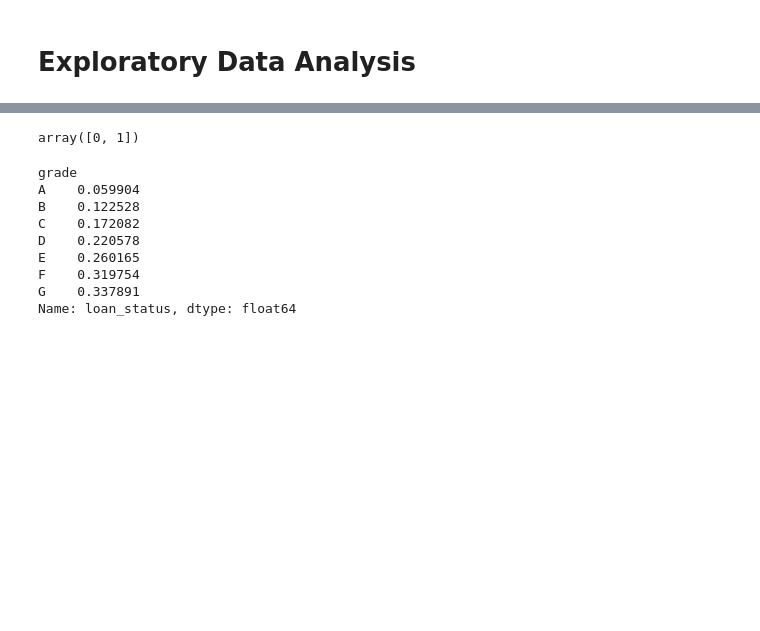
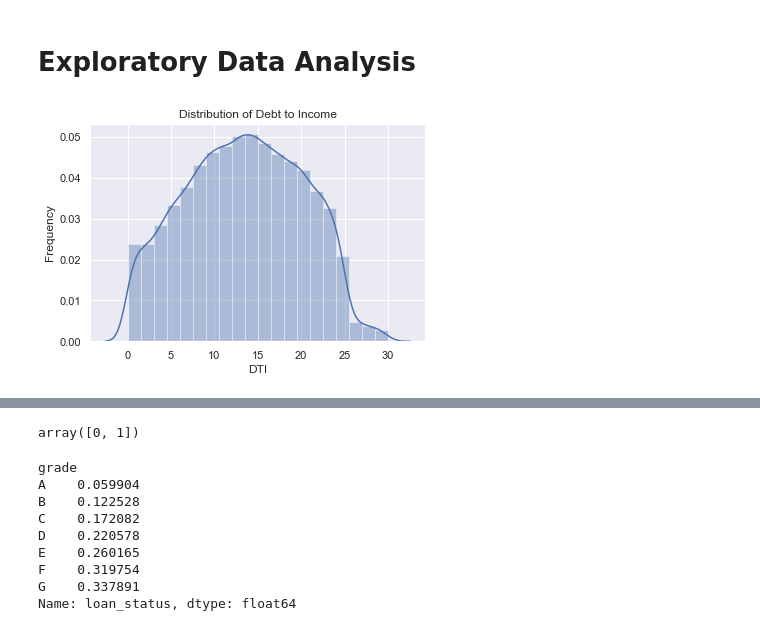
Before and after one commit to emilios1/Loan_classification_Project_1, a Jupyter notebook: Loan Classification Project 1 Notebook for EDA and Inferential Statistics.ipynb, the cells around one changed output, grey strips where cells are left out. Saved outputs shown, nothing was run; the diff lists cells and outputs as text; code cells hidden in the pictures; blank space fills up the shorter version.

Commit message:
Visualizations using SeaBorn

```diff
--- a/Loan Classification Project 1 Notebook for EDA and Inferential Statistics.ipynb
+++ b/Loan Classification Project 1 Notebook for EDA and Inferential Statistics.ipynb
@@ -88,7 +89,6 @@ df1.columns[df1.isna().any()].tolist()
  'pub_rec_bankruptcies']
 # %%
 # filling missing data according to what makes most sense on a case by case basis.
-df1['annual_inc'] = df1['annual_inc'].fillna(value=df1.annual_inc.mode())
 df1['delinq_2yrs'] = df1['delinq_2yrs'].fillna(value = df1.delinq_2yrs.mode())
 df1['open_acc'] = df1['open_acc'].fillna(value = df1.open_acc.median())
 df1['delinq_2yrs'] = df1['delinq_2yrs'].fillna(value = 0)
@@ -142,3 +142,10 @@ df1.head()
 import matplotlib.pyplot as plt
 import seaborn as sns
 sns.set()
+# %%
+dist_dti = sns.distplot(df1['dti'], bins=20)
+dist_dti.set(xlabel='DTI', ylabel='Frequency')
+dist_dti.set_title('Distribution of Debt to Income')
+plt.show()
+# %% [output]
+[figure, added]
```
Also changed, not shown: parts of 34 cells of this notebook.
